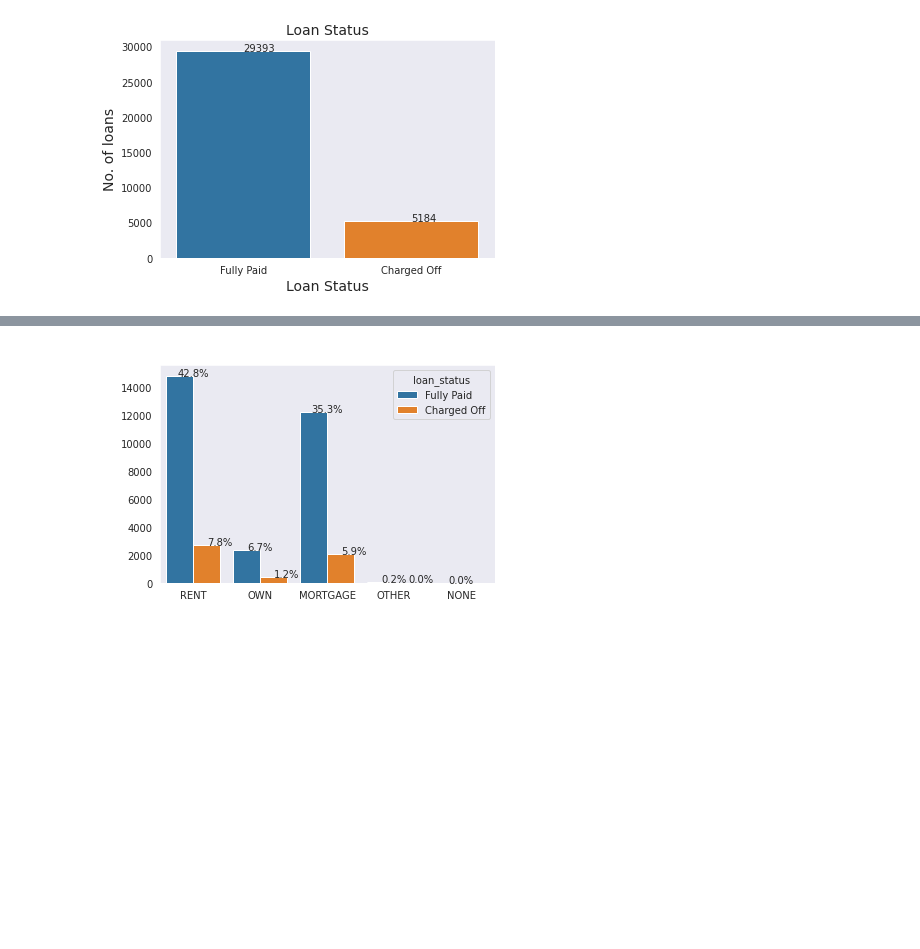
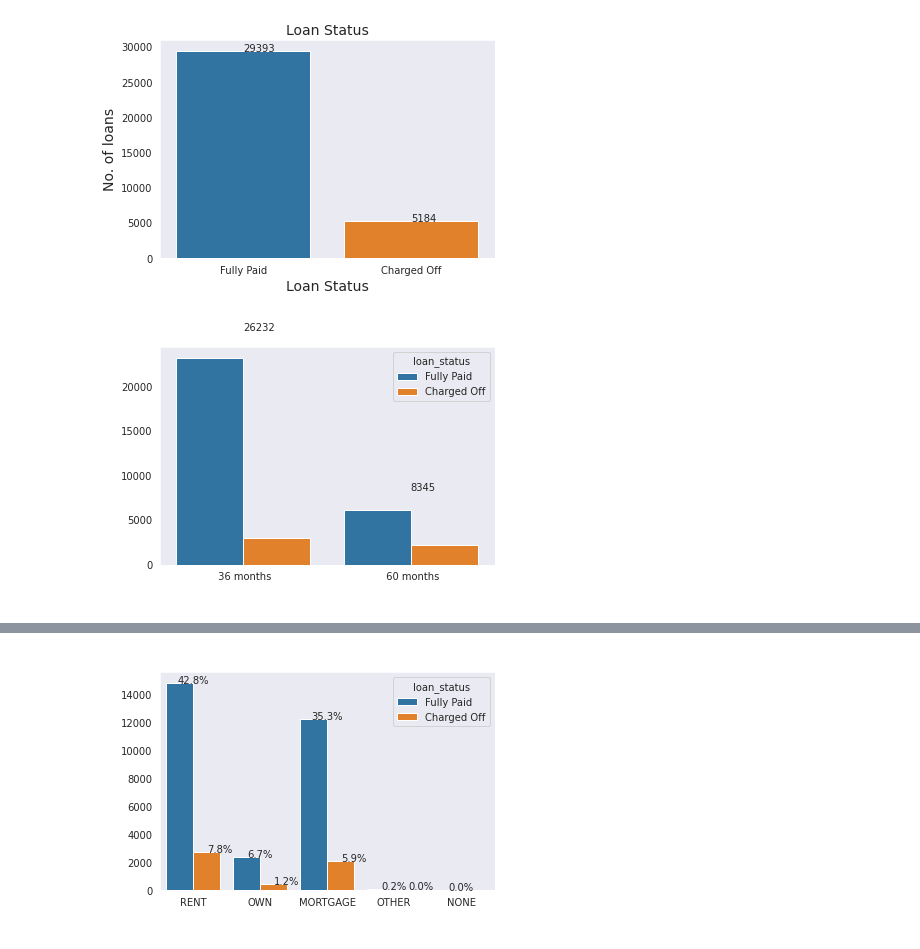
Before and after one commit to chitra-psg/lending-club, a Jupyter notebook: customer_loan_profile_analysis.ipynb, the cells around one changed output, grey strips where cells are left out. Saved outputs shown, nothing was run; the diff lists cells and outputs as text; code cells hidden in the pictures; blank space fills up the shorter version.

```diff
--- a/customer_loan_profile_analysis.ipynb
+++ b/customer_loan_profile_analysis.ipynb
@@ -289,3 +132,21 @@ for i, v in df_cnt.reset_index().iterrows():
 # %% [output]
 [figure]
+# %%
+# Univariate Analysis on Terme by Status
+chrt = sns.countplot(x="term", data=df_normalised_loan, hue='loan_status' , order = df_normalised_loan['term'].value_counts().index)
+chrt.set_title('Purpose Of Loan',fontsize=14,color='w')
+chrt.set_ylabel('Purpose Of Loan',fontsize=14,color = 'w')
+chrt.set_xlabel('No. of Loans',fontsize=14,color = 'w')
+
+# To show count of values above bars
+df_cnt = df_normalised_loan['term'].value_counts()
+for i, v in df_cnt.reset_index().iterrows():
+    chrt.text(i, v.term + 0.3 , v.term)
+
+plt.show()
+
+# Obervation
+# 76% loans are 36 months term
+# %% [output]
+[figure, added]
 # %%
```
Also changed, not shown: parts of 27 cells of this notebook.
